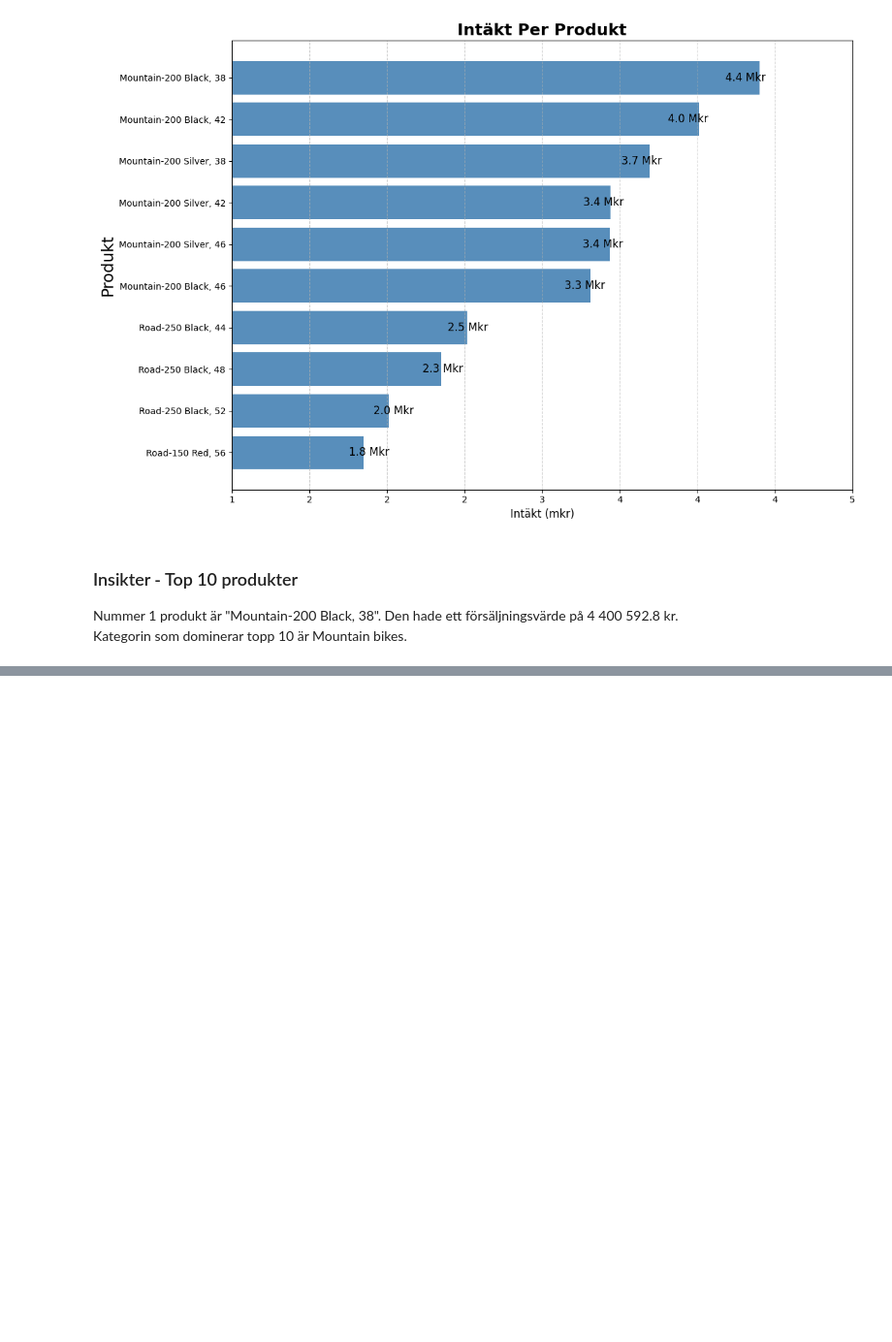
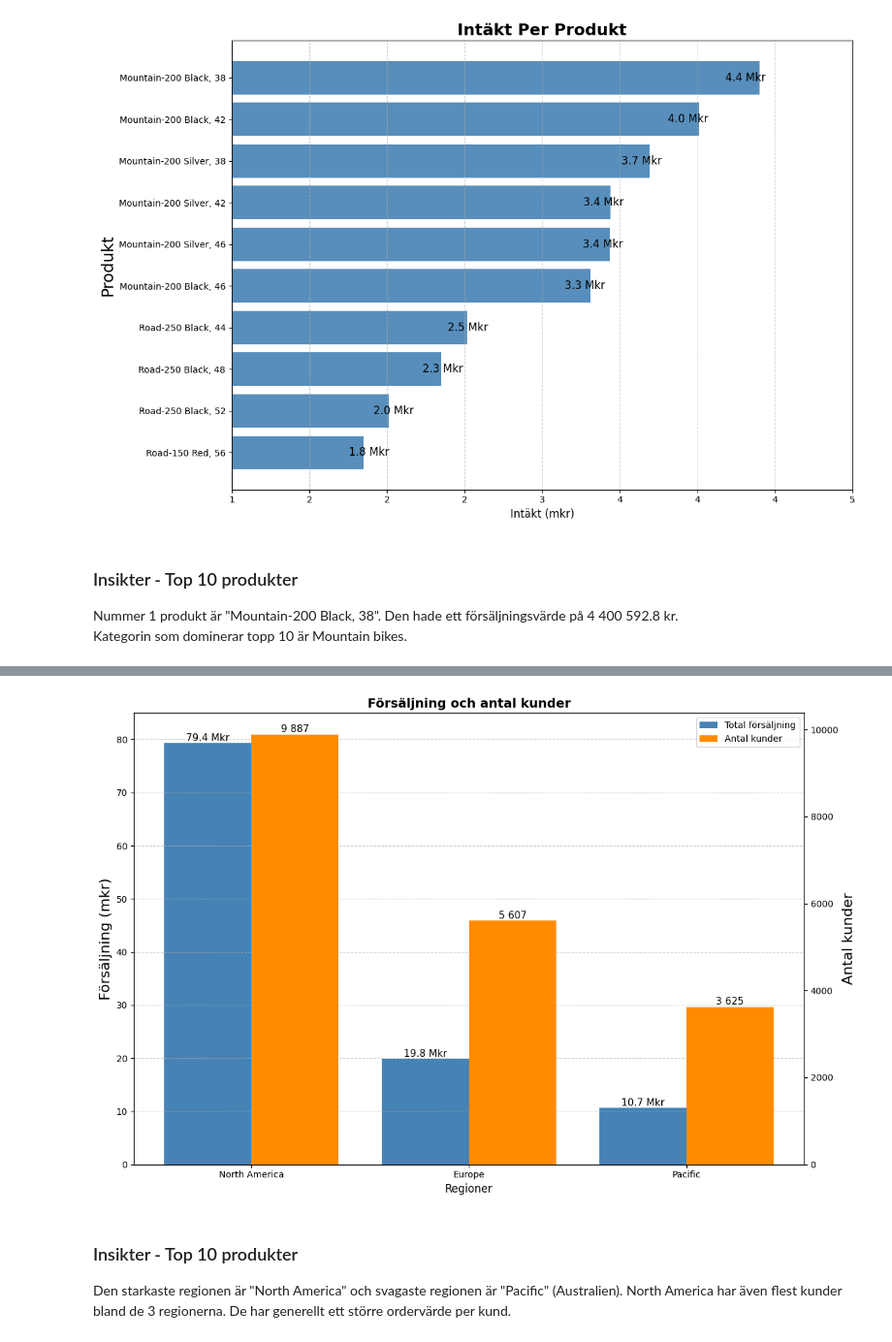
Before and after one commit to Jack-JackAttack/AdventureWorks, a Jupyter notebook: analys.ipynb, the cells around one changed output, grey strips where cells are left out. Shown at 97% size. Drawn from its saved outputs; the diff is of its cells as text; code cells hidden in the pictures; blank space fills up the shorter version.

Commit message:
Visualisering 6: Försäljning och antal kunder per region

```diff
--- a/analys.ipynb
+++ b/analys.ipynb
@@ -305,0 +314,49 @@ Nummer 1 produkt är "Mountain-200 Black, 38". Den hade ett försäljningsvärde
+# %%
+query_vis_6 = '''
+SELECT
+    sst.[Group] AS Region,
+    COUNT(DISTINCT sc.CustomerID) AS AntalKunder,
+    SUM(ssoh.SubTotal) AS Försäljning
+FROM Sales.SalesTerritory sst
+JOIN Sales.SalesOrderHeader ssoh ON sst.TerritoryID = ssoh.TerritoryID
+JOIN Sales.Customer sc ON ssoh.CustomerID = sc.CustomerID
+GROUP BY
+    sst.[Group]
+ORDER BY Försäljning DESC
+'''
+
+df_vis6 = query_df(query_vis_6)
+
+
+
+fig, ax = plt.subplots(figsize=(12,8))
+
+
+V.grouped_bar(
+    ax,
+    df_vis6,
+    x_col="Region",
+    y_col1="Försäljning",
+    y_col2="AntalKunder",
+    label1="Total försäljning",
+    label2="Antal kunder",
+    title="Försäljning och antal kunder",
+    xlabel="Regioner",
+    ylabel1="Försäljning (mkr)",
+    ylabel2="Antal kunder",
+    width=0.4,
+    ylabelfontsize=16
+)
+
+ax.set_ylim(0, 85_000_000)
+
+
+
+plt.tight_layout()
+plt.show()
+# %% [output]
+[figure, added]
+# %% [markdown]
+### Insikter - Top 10 produkter
+Den starkaste regionen är "North America" och svagaste regionen är "Pacific" (Australien).
+North America har även flest kunder bland de 3 regionerna. De har generellt ett större ordervärde per kund.
```
Also changed, not shown: parts of 3 cells of this notebook, 2 other files.
